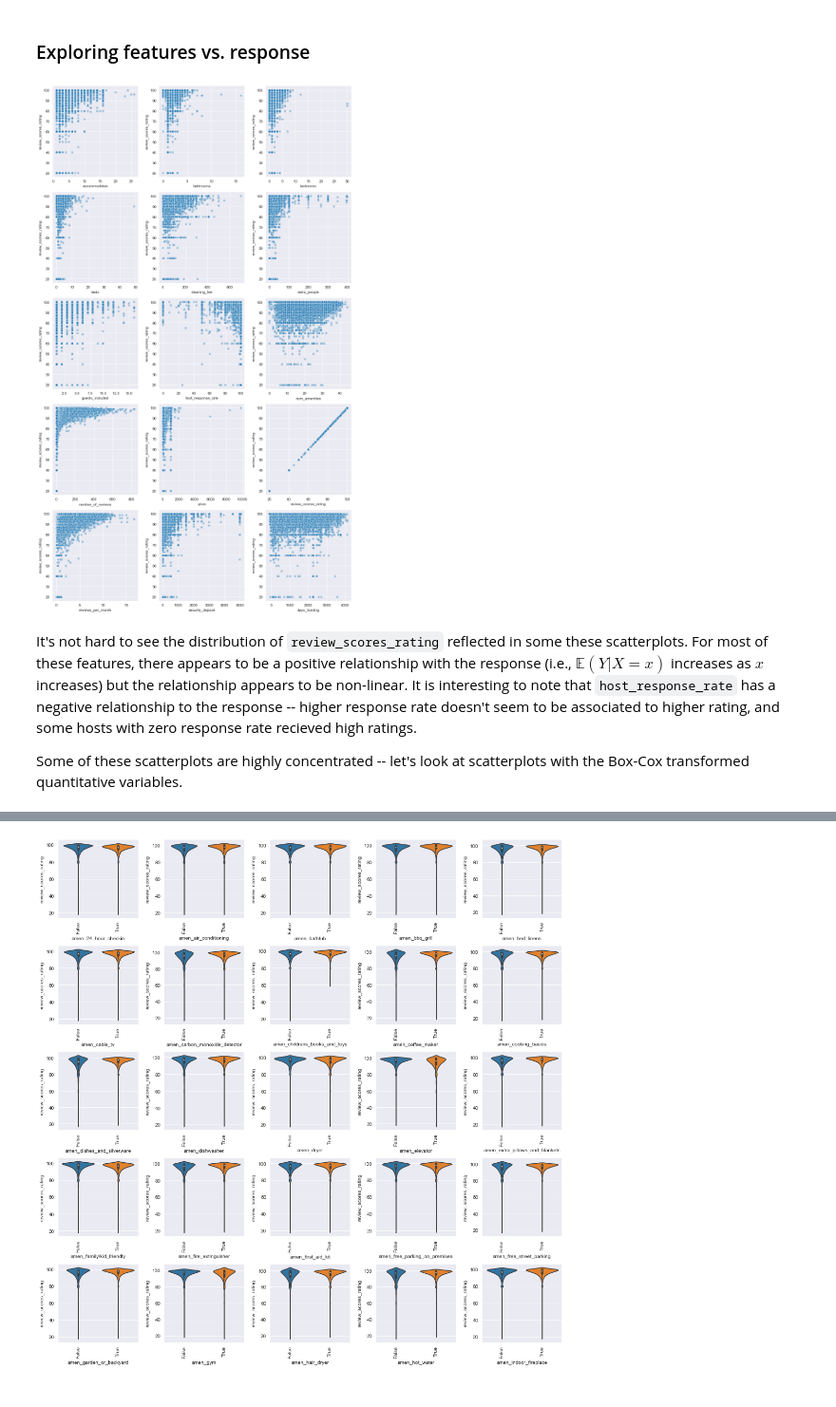
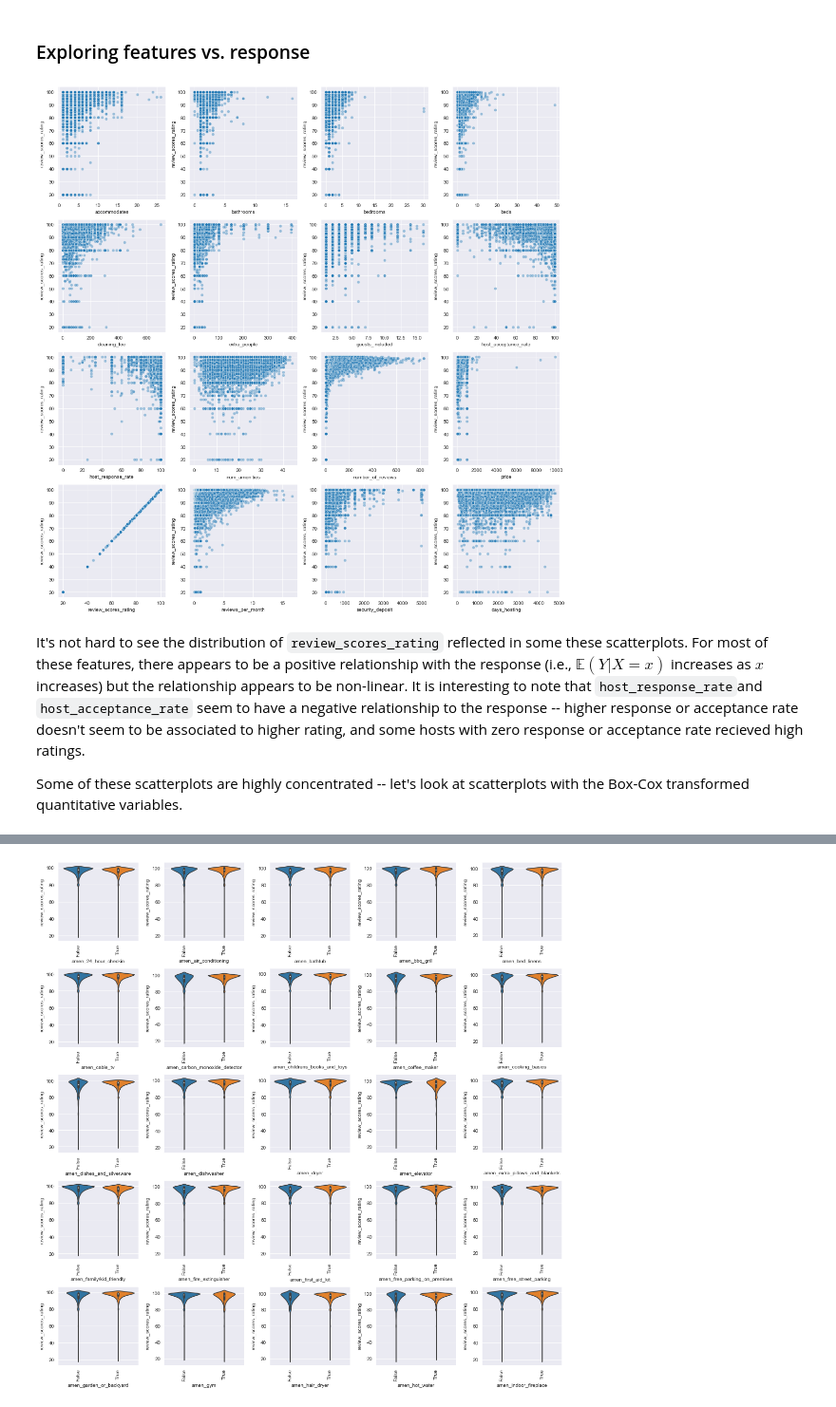
Before and after one commit to rmwenzel/cascadia_airbnb, a Jupyter notebook: analysis-and-modeling.ipynb, the cells around one changed output, grey strips where cells are left out. Shown at 95% size. Drawn from its saved outputs; the diff is of its cells as text; code cells hidden in the pictures.

```diff
--- a/analysis-and-modeling.ipynb
+++ b/analysis-and-modeling.ipynb
@@ -772,11 +729,12 @@ Note that among other features, we are dropping `host_is_superhost`. Superhosts
 def create_ratings_df(listings):
     # create a new variable representing how long each host has been a host
     listings['days_hosting'] = 0
-    listings.loc['seattle', 'days_hosting'] = (datetime.datetime(2019, 11, 21)\
+
+    listings.loc['seattle', 'days_hosting'] = (datetime.datetime(2020, 2, 22)\
                                               - listings.loc['seattle']['host_since']).dt.days.values
-    listings.loc['portland', 'days_hosting'] = (datetime.datetime(2019, 11, 9)\
+    listings.loc['portland', 'days_hosting'] = (datetime.datetime(2020, 2, 13)\
                                                - listings.loc['portland']['host_since']).dt.days.values
-    listings.loc['vancouver', 'days_hosting'] = (datetime.datetime(2019, 11, 9)\
+    listings.loc['vancouver', 'days_hosting'] = (datetime.datetime(2022, 2, 16)\
                                                 - listings.loc['vancouver']['host_since']).dt.days.values
     listings['days_hosting'] = listings['days_hosting'].astype('int64')
 
@@ -912,8 +871,9 @@ log_dict = {col: np.log for col in ['accommodates', 'guests_included',
 sqrt_dict = {col: np.sqrt for col in ['bathrooms', 'bedrooms',
                                       'beds', 'cleaning_fee',
                                       'extra_people', 'host_response_rate',
+                                      'host_acceptance_rate',
                                       'security_deposit']}
 trans_dict = {**log_dict, **sqrt_dict}
 plot_dists(ratings_df, 'quants', quant_cols, trans_dict=trans_dict,
-           num_rows=5, num_cols=3, figsize=(15, 15))
+           num_rows=4, num_cols=4, figsize=(15, 15))
 # %% [output]
@@ -973,7 +933,7 @@ cat_cols = cat_cols.drop('is_business_travel_ready')
 ### Exploring features vs. response
 # %%
 def plot_vs_response(ratings_df, response, var_kind, cols, num_rows, num_cols,
-                     trans_dict={}, figsize=(12, 20), scatter_plot_kws={},
+                     trans_dict={}, figsize=(15, 15), scatter_plot_kws={},
                      violin_plot_kws={}):
 
     ratings_df_cp = ratings_df.copy()
@@ -1005,12 +965,12 @@ def plot_vs_response(ratings_df, response, var_kind, cols, num_rows, num_cols,
     fig.tight_layout()
 # %%
 # plot quantitative features vs. response.
-plot_vs_response(ratings_df, 'review_scores_rating', 'quants', quant_cols, num_rows=5,
-                 num_cols=3, scatter_plot_kws={'alpha': 0.4})
+plot_vs_response(ratings_df, 'review_scores_rating', 'quants', quant_cols, num_rows=4,
+                 num_cols=4, scatter_plot_kws={'alpha': 0.4})
 # %% [output]
-[figure, old version]
+[figure, new version]
 # %% [markdown]
-It's not hard to see the distribution of `review_scores_rating` reflected in some these scatterplots. For most of these features, there appears to be a positive relationship with the response (i.e., $\mathbb{E}(Y|X = x)$ increases as $x$ increases) but the relationship appears to be non-linear. It is interesting to note that `host_response_rate` has a negative relationship to the response -- higher response rate doesn't seem to be associated to higher rating, and some hosts with zero response rate recieved high ratings.
+It's not hard to see the distribution of `review_scores_rating` reflected in some these scatterplots. For most of these features, there appears to be a positive relationship with the response (i.e., $\mathbb{E}(Y|X = x)$ increases as $x$ increases) but the relationship appears to be non-linear. It is interesting to note that `host_response_rate`and `host_acceptance_rate` seem to have a negative relationship to the response -- higher response or acceptance rate doesn't seem to be associated to higher rating, and some hosts with zero response or acceptance rate recieved high ratings.
 
 Some of these scatterplots are highly concentrated -- let's look at scatterplots with the Box-Cox transformed quantitative variables.
 # %%
```
Also changed, not shown: parts of 79 cells of this notebook, 3 other files.
